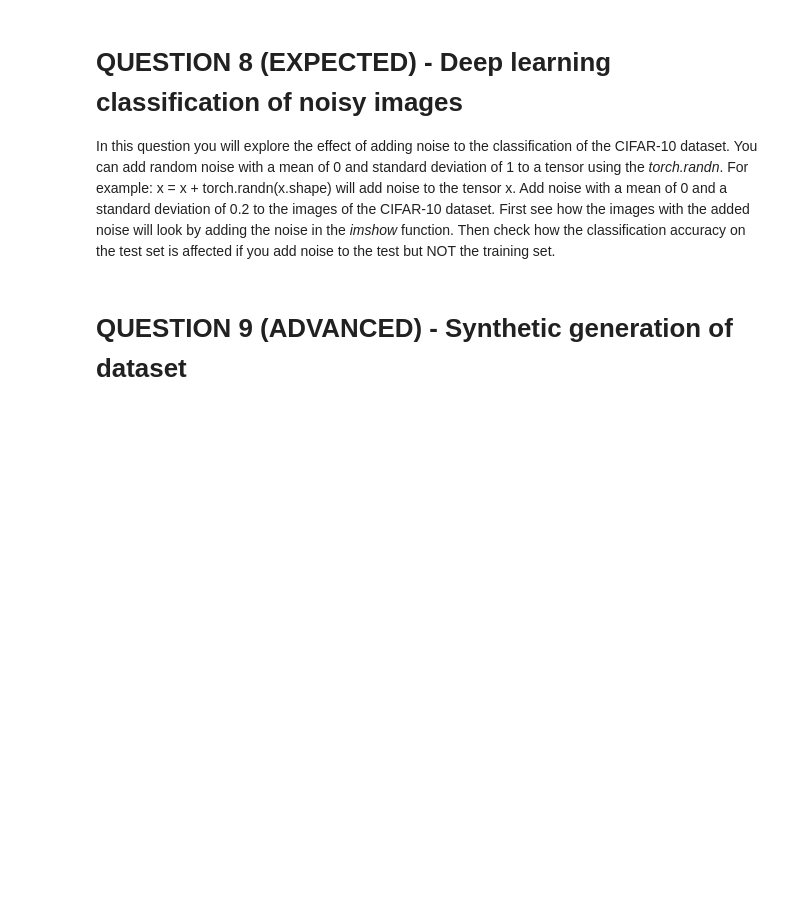
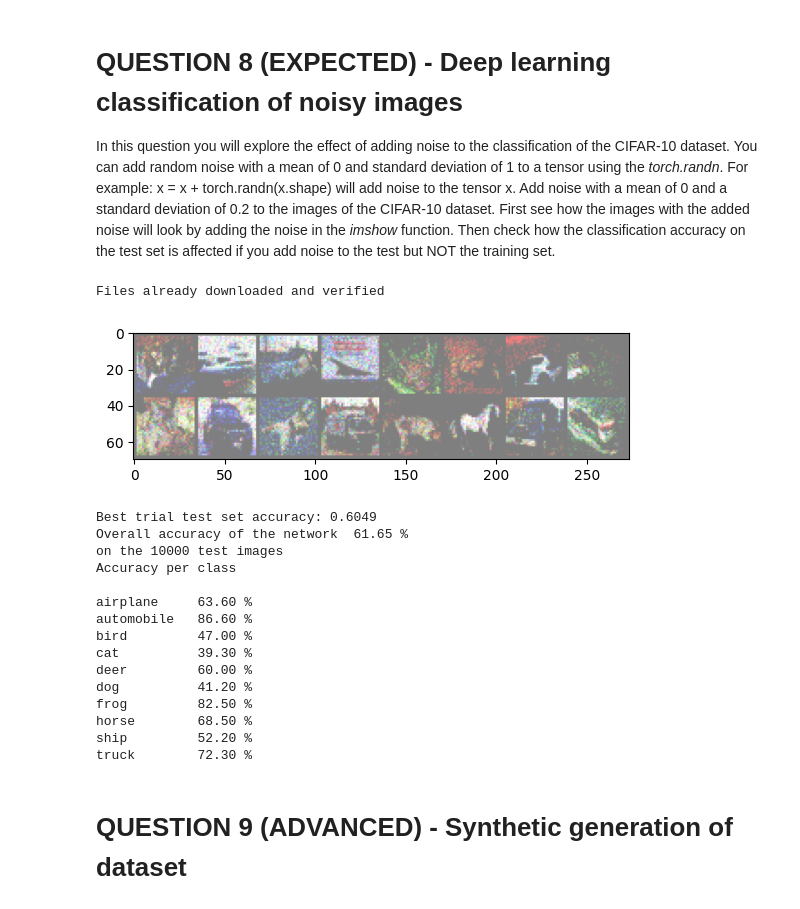
Before and after one commit to bhavanvir/CSC-421, a Jupyter notebook: Assignment 4 - Machine Learning and Deep Learning/csc421_Fall_2023_assignment4.ipynb, the cells around one changed output. Drawn from its saved outputs; the diff is of its cells as text; code cells hidden in the pictures; blank space fills up the shorter version.

```diff
--- a/Assignment 4 - Machine Learning and Deep Learning/csc421_Fall_2023_assignment4.ipynb
+++ b/Assignment 4 - Machine Learning and Deep Learning/csc421_Fall_2023_assignment4.ipynb
@@ -497,3 +541,76 @@ Add noise with a mean of 0 and a standard deviation of 0.2 to the images of the
+# %%
+# Your code goes here
+# Source: https://discuss.pytorch.org/t/how-to-add-noise-to-mnist-dataset-when-using-pytorch/59745
+class AddGaussianNoise(object):
+    def __init__(self, mean=0., std=1.):
+        self.std = std
+        self.mean = mean
+
+    def __call__(self, tensor):
+        return tensor + torch.randn(tensor.size()) * self.std + self.mean
+
+    def __repr__(self):
+        return self.__class__.__name__ + '(mean={0}, std={1})'.format(self.mean, self.std)
+
+noisy_transform = transforms.Compose([
+    transforms.ToTensor(),
+    transforms.Normalize((0.5, 0.5, 0.5), (0.5, 0.5, 0.5)),
+    AddGaussianNoise(0., 0.2)
+])
+
+noisy_testset = torchvision.datasets.CIFAR10(
+    root='./data',
+    train=False,
+    download=True,
+    transform=noisy_transform
+)
+noisy_testloader = torch.utils.data.DataLoader(
+    noisy_testset,
+    batch_size=batch_size,
+    shuffle=False,
+    num_workers=2
+)
+dataiter = iter(noisy_testloader)
+images, labels = next(dataiter)
+
+# Clamp pixel values to [0, 1] range, to avoid matplotlib warning
+images = torch.clamp(images, 0, 1)
+imshow(torchvision.utils.make_grid(images))
+
+test_acc = test_accuracy(net, noisy_testloader, dev)
+print(f'\nBest trial test set accuracy: {test_acc}')
+
+overall_accuracy = test_accuracy(net, noisy_testloader, dev)
+
+print(
+    'Overall accuracy of the network  '
+    f'{(overall_accuracy * 100):.2f} %\n'
+    'on the 10000 test images'
+)
+
+accuracy_per_class = test_accuracy_per_class(net, noisy_testloader, dev)
+
+print('Accuracy per class\n')
+for classname, accuracy in accuracy_per_class.items():
+    print(f'{classname:12s} {accuracy:.2f} %')
+# %% [output]
+Files already downloaded and verified
+[figure, added]
+Best trial test set accuracy: 0.6049
+Overall accuracy of the network  61.65 %
+on the 10000 test images
+Accuracy per class
+
+airplane     63.60 %
+automobile   86.60 %
+bird         47.00 %
+cat          39.30 %
+deer         60.00 %
+dog          41.20 %
+frog         82.50 %
+horse        68.50 %
+ship         52.20 %
+truck        72.30 %
 # %% [markdown]
 # QUESTION 9 (ADVANCED) - Synthetic generation of dataset
 # %% [markdown]
```
Also changed, not shown: parts of 5 cells of this notebook.
